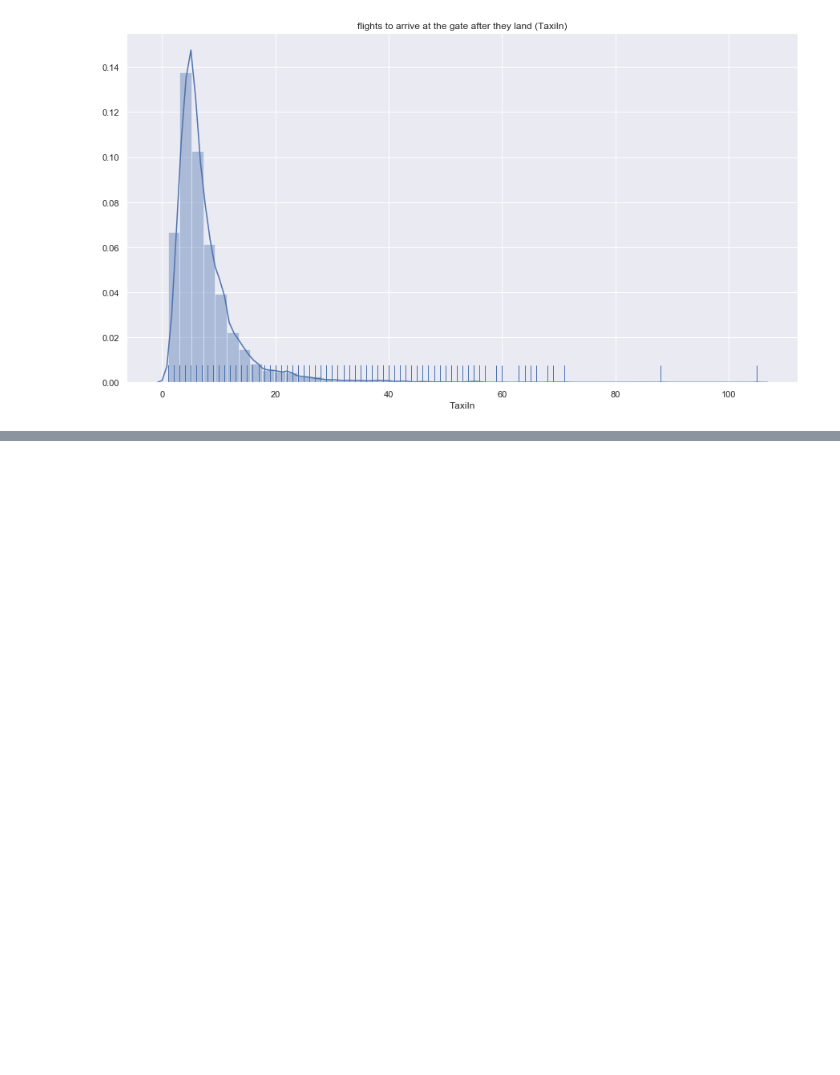
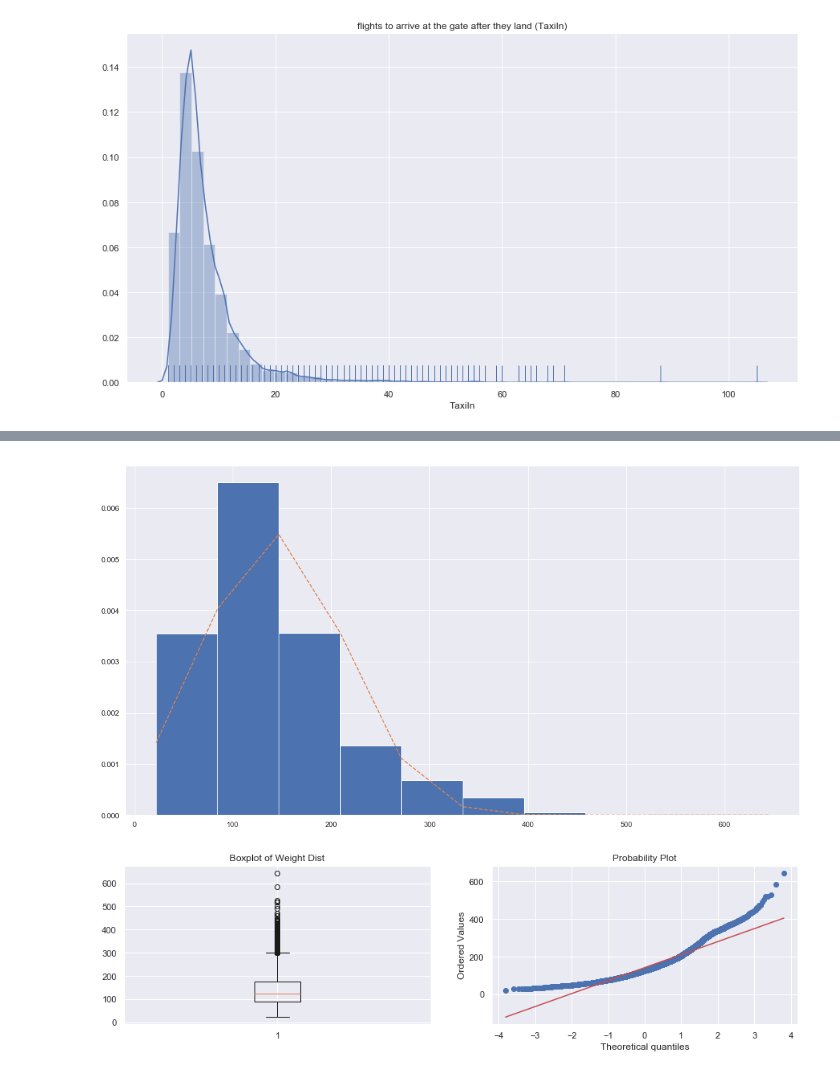
Before and after one commit to naivelogic/Machine_Learning_Notebooks, a Jupyter notebook: Data_Science/Airline.ipynb, the cells around one changed output, grey strips where cells are left out. Drawn from its saved outputs; the diff is of its cells as text; code cells hidden in the pictures; blank space fills up the shorter version.

```diff
--- a/Data_Science/Airline.ipynb
+++ b/Data_Science/Airline.ipynb
@@ -208,0 +252,8 @@ plt.show()
+# %%
+# import a python file i created to provide the assumption diagnostics
+import mystats
+
+mystats.descriptive_statistics_plots(airline.ActualElapsedTime)
+# %% [output]
+[figure, added]
+[figure, added]
```
Also changed, not shown: parts of 19 cells of this notebook.
